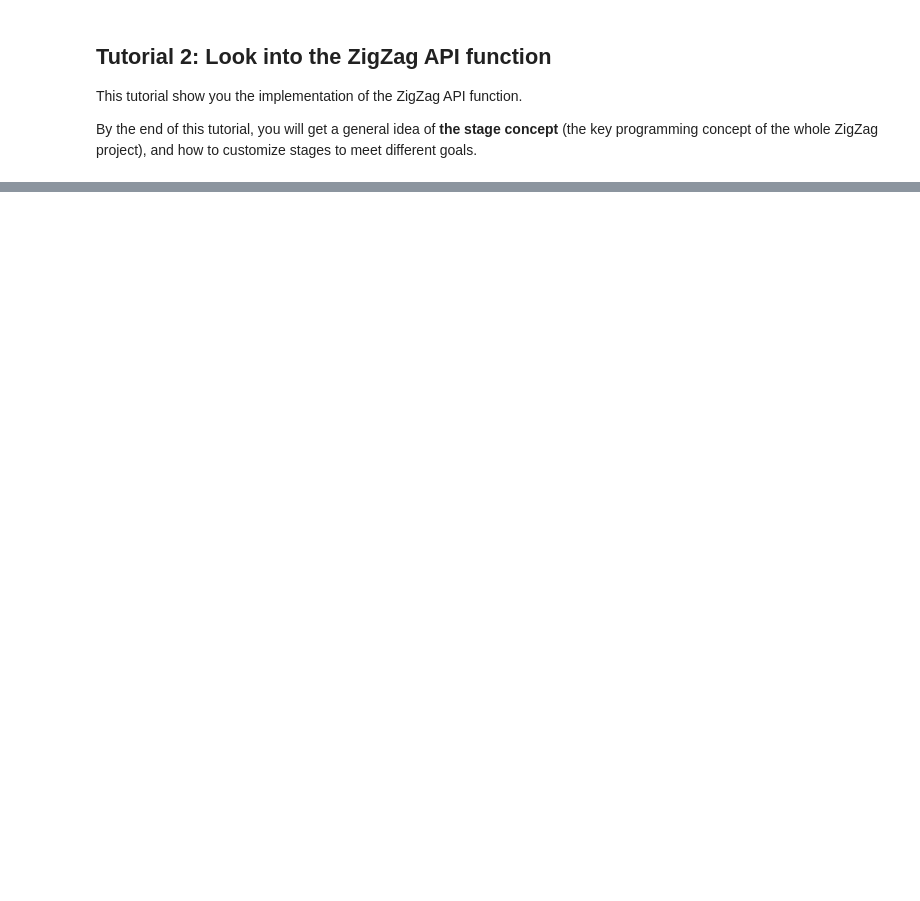
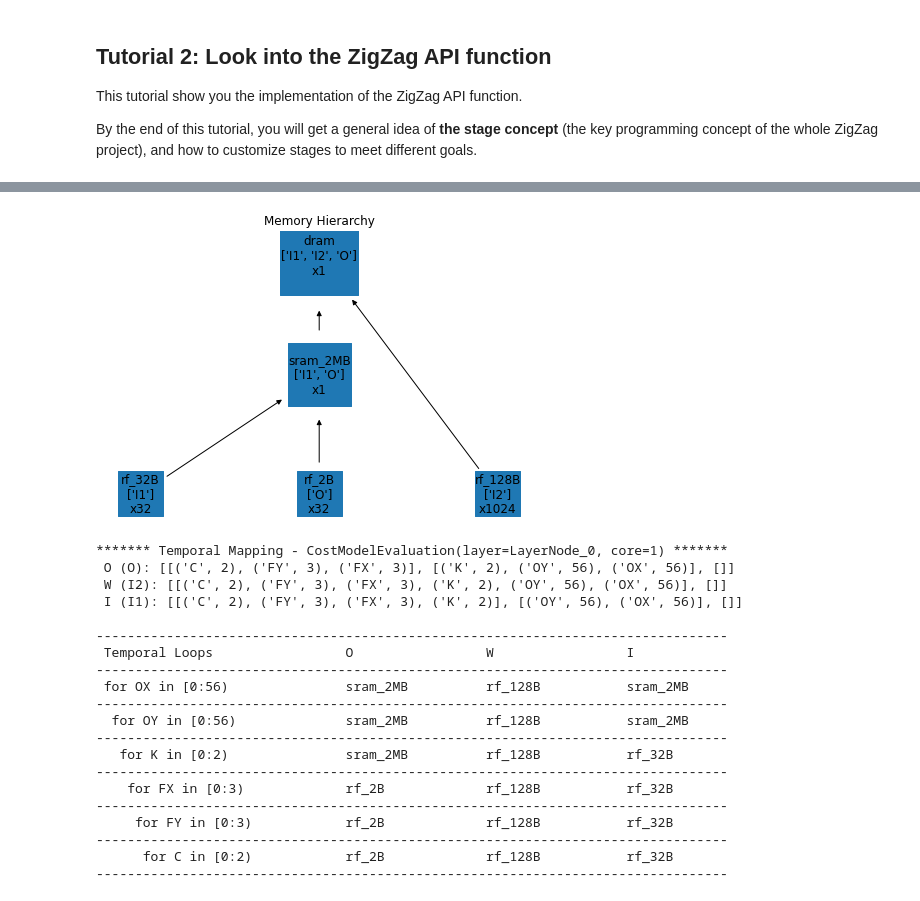
Before and after one commit to KULeuven-MICAS/zigzag-demo, a Jupyter notebook: Tutorial2.ipynb, the cells around one changed output, grey strips where cells are left out. Saved outputs shown, nothing was run; the diff lists cells and outputs as text; code cells hidden in the pictures; blank space fills up the shorter version.

```diff
--- a/Tutorial2.ipynb
+++ b/Tutorial2.ipynb
@@ -76,9 +190,0 @@ Define the mapping (fixed temporal ordering for now)
-# %%
-mapping = {
-    "Conv": {
-        "core_allocation": 1,
-        "spatial_mapping": {'D1': ('K', 32), 'D2': ('C', 32)},
-        "memory_operand_links": {'O': 'O', 'W': 'I2', 'I': 'I1'},
-        "temporal_ordering": [('K', 2), ('C', 2), ('OY', 56), ('OX', 56), ('FY', 3), ('FX', 3)]  # from left to right -> from the innermost memory to the off-chip
-    }
-}
@@ -174,0 +193,9 @@ NameError: name '__file__' is not defined
+# %%
+energy, latency, cme = get_hardware_performance_zigzag(workload=workload,
+                                                       accelerator=accelerator,
+                                                       mapping=mapping,
+                                                       opt='energy',
+                                                       dump_filename_pattern=dump_filename_pattern,
+                                                       pickle_filename=pickle_filename)
+print(f"Total network energy = {energy:.2e} pJ")
+print(f"Total network latency = {latency:.2e} cycles")
@@ -174,0 +223,29 @@ NameError: name '__file__' is not defined
+# %%
+from zigzag.visualization.results.print_mapping import print_mapping
+from zigzag.visualization.graph.memory_hierarchy import visualize_memory_hierarchy_graph
+
+visualize_memory_hierarchy_graph(cme_for_the_single_layer[0].accelerator.cores[0].memory_hierarchy)
+for cme in cme_for_the_single_layer:
+    print_mapping(cme)
+# %% [output]
+[figure, added]
+******* Temporal Mapping - CostModelEvaluation(layer=LayerNode_0, core=1) *******
+ O (O): [[('C', 2), ('FY', 3), ('FX', 3)], [('K', 2), ('OY', 56), ('OX', 56)], []]
+ W (I2): [[('C', 2), ('FY', 3), ('FX', 3), ('K', 2), ('OY', 56), ('OX', 56)], []]
+ I (I1): [[('C', 2), ('FY', 3), ('FX', 3), ('K', 2)], [('OY', 56), ('OX', 56)], []]
+
+---------------------------------------------------------------------------------
+ Temporal Loops                 O                 W                 I
+---------------------------------------------------------------------------------
+ for OX in [0:56)               sram_2MB          rf_128B           sram_2MB
+---------------------------------------------------------------------------------
+  for OY in [0:56)              sram_2MB          rf_128B           sram_2MB
+---------------------------------------------------------------------------------
+   for K in [0:2)               sram_2MB          rf_128B           rf_32B
+---------------------------------------------------------------------------------
+    for FX in [0:3)             rf_2B             rf_128B           rf_32B
+---------------------------------------------------------------------------------
+     for FY in [0:3)            rf_2B             rf_128B           rf_32B
+---------------------------------------------------------------------------------
+      for C in [0:2)            rf_2B             rf_128B           rf_32B
+---------------------------------------------------------------------------------
```
Also changed, not shown: parts of 9 cells of this notebook, 2 other files.
